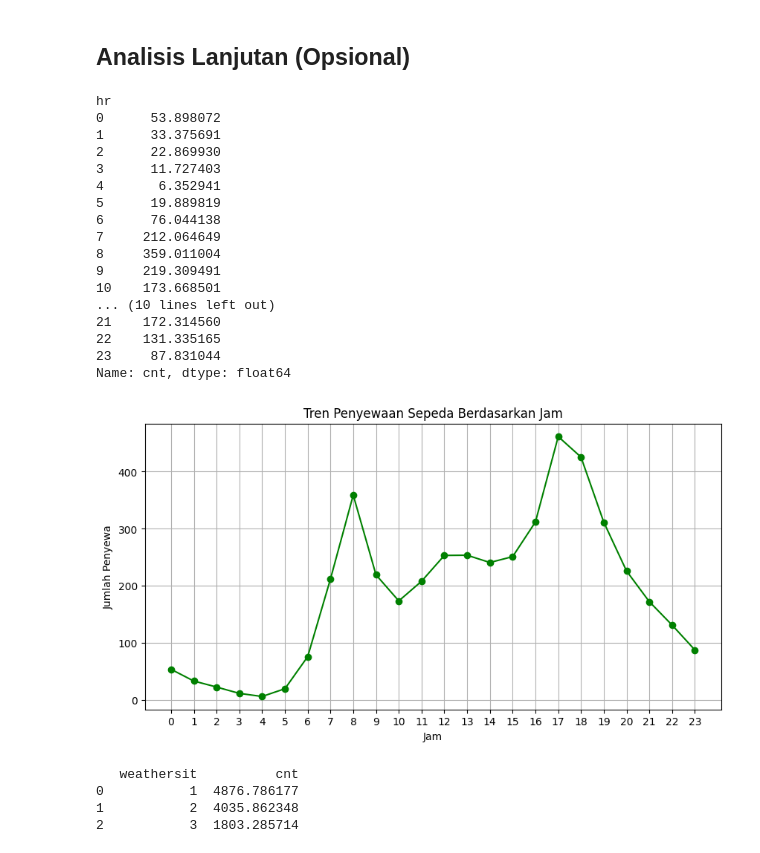
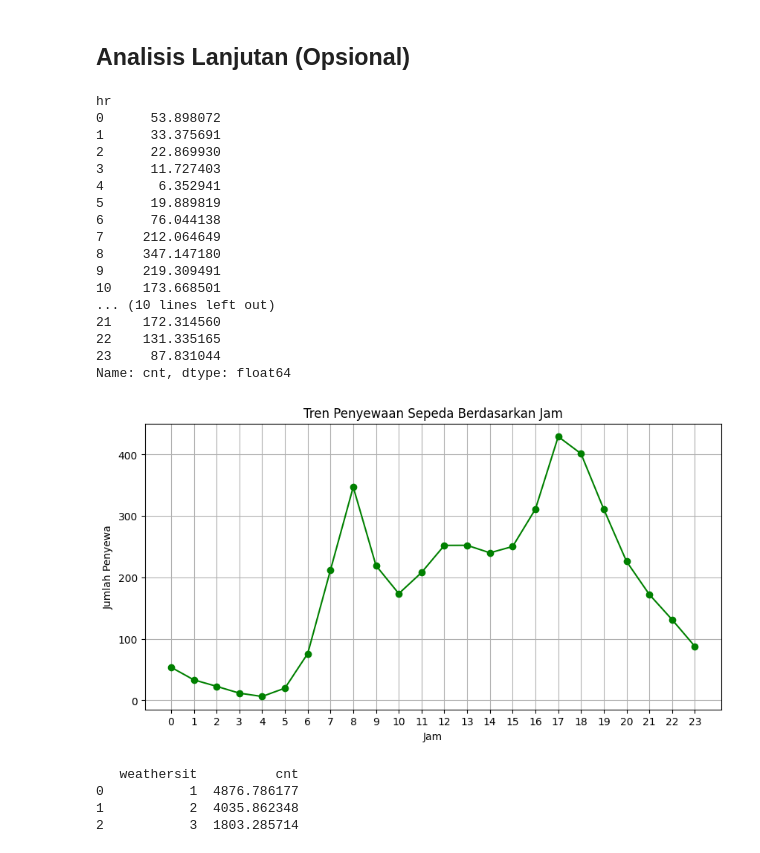
Before and after one commit to Ananisafitriana/LatihanDicoding, a Jupyter notebook: notebook.ipynb, the cells around one changed output. Saved outputs shown, nothing was run; the diff lists cells and outputs as text; code cells hidden in the pictures.

```diff
--- a/notebook.ipynb
+++ b/notebook.ipynb
@@ -408,9 +404,9 @@ plt.show()
 # %% [markdown]
 ## Analisis Lanjutan (Opsional)
 # %%
-data_jam = pd.read_csv("./data/hour.csv")
 
-hourly_trend = data_jam.groupby("hr")["cnt"].mean()
+
+hourly_trend = dataJam.groupby("hr")["cnt"].mean()
 print(hourly_trend)
 # %% [output]
 hr
@@ -422,7 +418,7 @@ hr
 5      19.889819
 6      76.044138
 7     212.064649
-8     359.011004
+8     347.147180
 9     219.309491
 10    173.668501
 ... (10 lines left out)
@@ -431,20 +427,18 @@ hr
 23     87.831044
 Name: cnt, dtype: float64
 # %%
-import matplotlib.pyplot as plt
 
-data_jam = pd.read_csv("./data/hour.csv")
-hourly_trend = data_jam.groupby("hr")["cnt"].mean()
+hourly_trend = dataJam.groupby("hr")["cnt"].mean()
 
 # Kapan jam sibuk penggunaan sepeda
 plt.figure(figsize=(10, 5))
 plt.plot(hourly_trend, marker="o", linestyle="-", color="g")
 plt.xticks(ticks=range(0, 24))
 plt.title("Tren Penyewaan Sepeda Berdasarkan Jam")
 plt.xlabel("Jam")
 plt.ylabel("Jumlah Penyewa")
 plt.grid(True)
 plt.show()
 # %% [output]
-[figure, old version]
+[figure, new version]
 # %%
```
Also changed, not shown: parts of 23 cells of this notebook, 1 other file.
